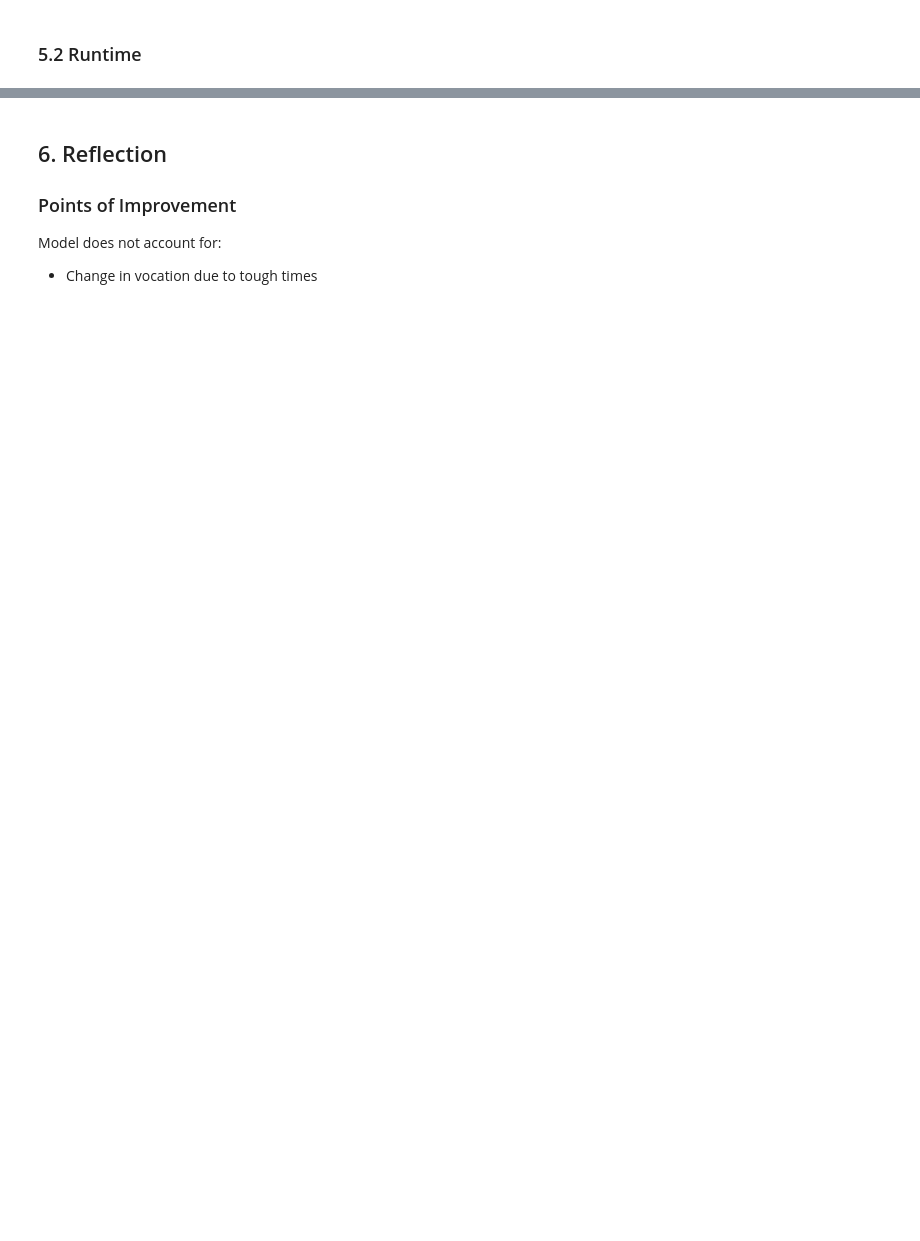
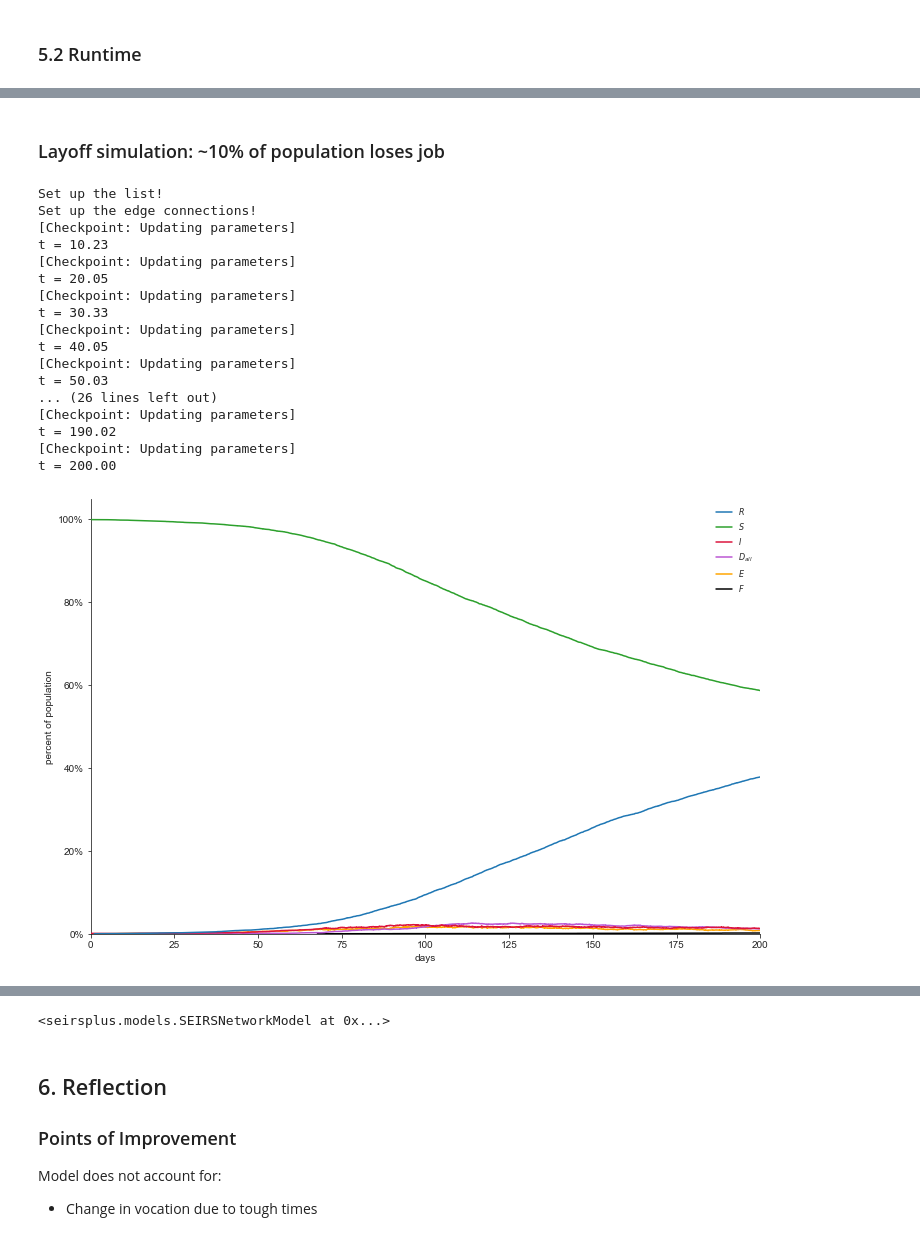
Before and after one commit to zb3qk/Social-Distancing-By-Occupation, a Jupyter notebook: buildData.ipynb, the cells around one changed output, grey strips where cells are left out. Drawn from its saved outputs; the diff is of its cells as text; code cells hidden in the pictures; blank space fills up the shorter version.

```diff
--- a/buildData.ipynb
+++ b/buildData.ipynb
@@ -482,0 +574,23 @@ t = 100.01
+# %% [markdown]
+### Layoff simulation: ~10% of population loses job
+# %%
+runSimulationLaidOff(unit_time=200, laidOffProbability=.1)
+# %% [output]
+Set up the list!
+Set up the edge connections!
+[Checkpoint: Updating parameters]
+t = 10.23
+[Checkpoint: Updating parameters]
+t = 20.05
+[Checkpoint: Updating parameters]
+t = 30.33
+[Checkpoint: Updating parameters]
+t = 40.05
+[Checkpoint: Updating parameters]
+t = 50.03
+... (26 lines left out)
+[Checkpoint: Updating parameters]
+t = 190.02
+[Checkpoint: Updating parameters]
+t = 200.00
+[figure, added]
@@ -483,3 +598,4 @@ t = 100.01
+<seirsplus.models.SEIRSNetworkModel at 0x...>
 # %% [markdown]
 ## 6. Reflection
 
```
Also changed, not shown: parts of 25 cells of this notebook, 9 other files.
